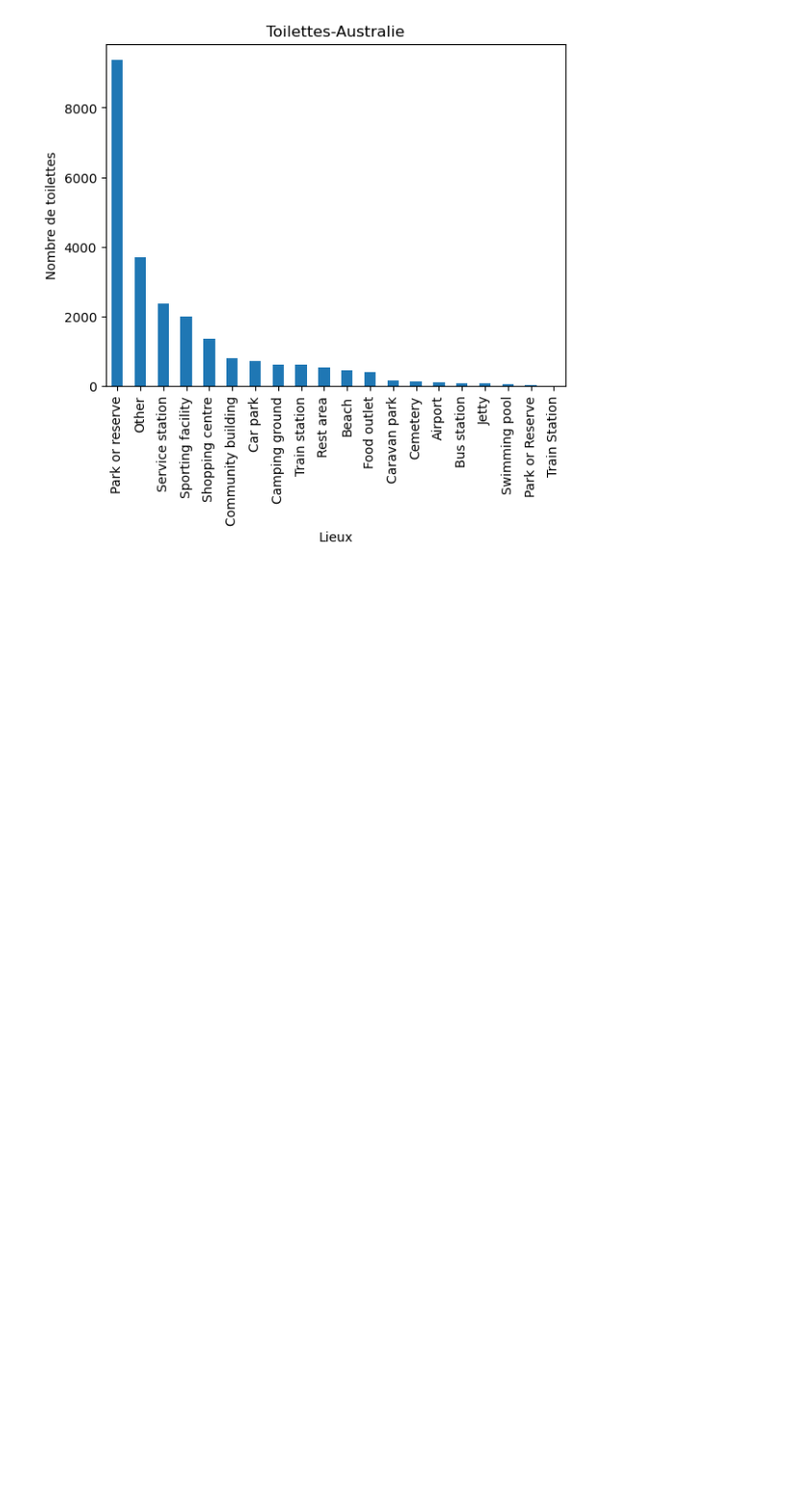
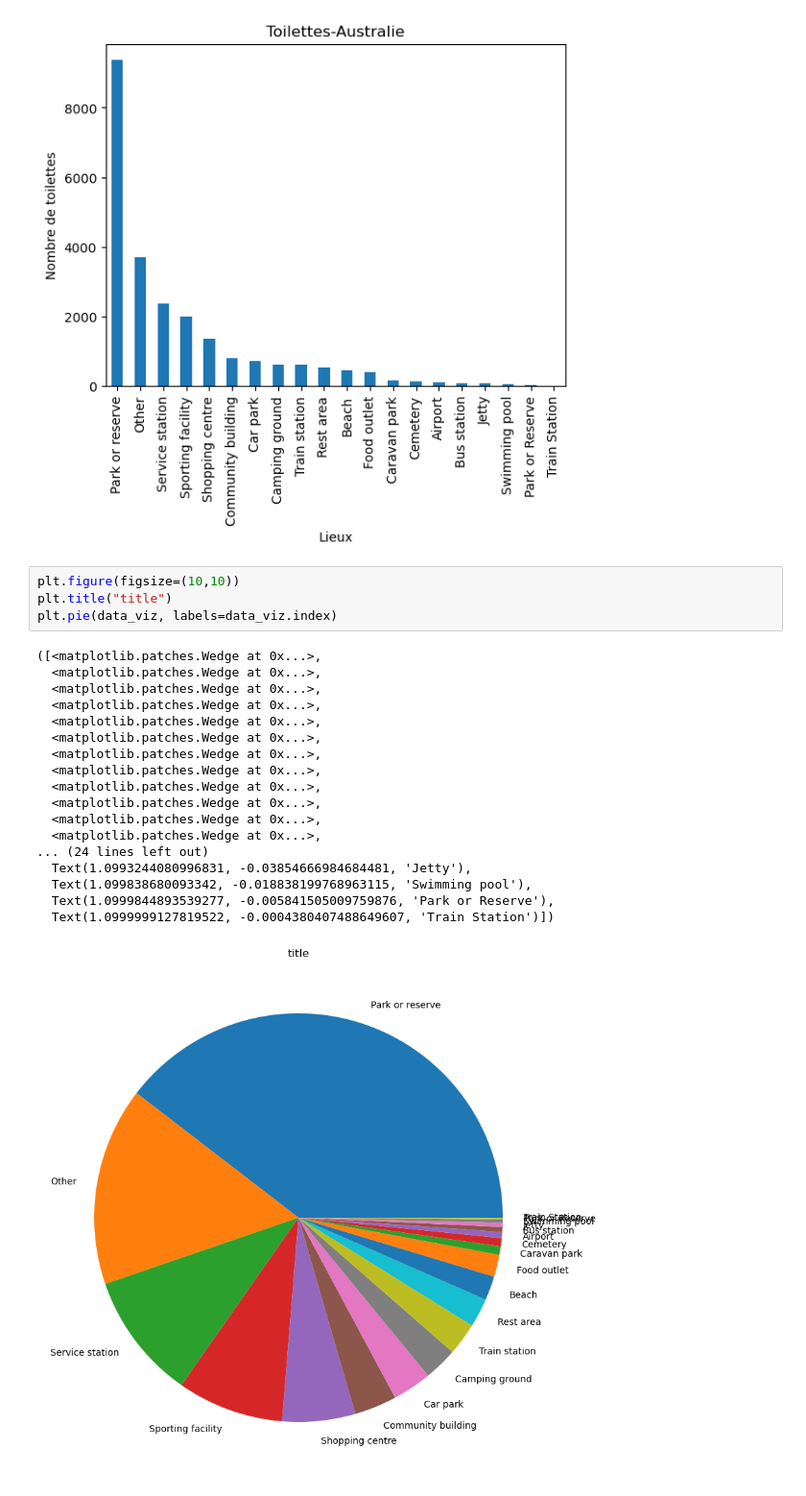
Before and after one commit to thomasdns/API-FLASK, a Jupyter notebook: Jupyter.ipynb, the cells around one changed output. Shown at 96% size. Drawn from its saved outputs; the diff is of its cells as text; blank space fills up the shorter version.

Commit message:
Graphique

```diff
--- a/Jupyter.ipynb
+++ b/Jupyter.ipynb
@@ -45,3 +45,26 @@ plt.ylabel('Nombre de toilettes')
 # %% [output]
 Text(0, 0.5, 'Nombre de toilettes')
 [figure]
+# %%
+plt.figure(figsize=(10,10))
+plt.title("title")
+plt.pie(data_viz, labels=data_viz.index)
+# %% [output]
+([<matplotlib.patches.Wedge at 0x...>,
+  <matplotlib.patches.Wedge at 0x...>,
+  <matplotlib.patches.Wedge at 0x...>,
+  <matplotlib.patches.Wedge at 0x...>,
+  <matplotlib.patches.Wedge at 0x...>,
+  <matplotlib.patches.Wedge at 0x...>,
+  <matplotlib.patches.Wedge at 0x...>,
+  <matplotlib.patches.Wedge at 0x...>,
+  <matplotlib.patches.Wedge at 0x...>,
+  <matplotlib.patches.Wedge at 0x...>,
+  <matplotlib.patches.Wedge at 0x...>,
+  <matplotlib.patches.Wedge at 0x...>,
+... (24 lines left out)
+  Text(1.0993244080996831, -0.03854666984684481, 'Jetty'),
+  Text(1.099838680093342, -0.018838199768963115, 'Swimming pool'),
+  Text(1.0999844893539277, -0.005841505009759876, 'Park or Reserve'),
+  Text(1.0999999127819522, -0.0004380407488649607, 'Train Station')])
+[figure, added]
```
Also changed, not shown: parts of 1 cell of this notebook.
